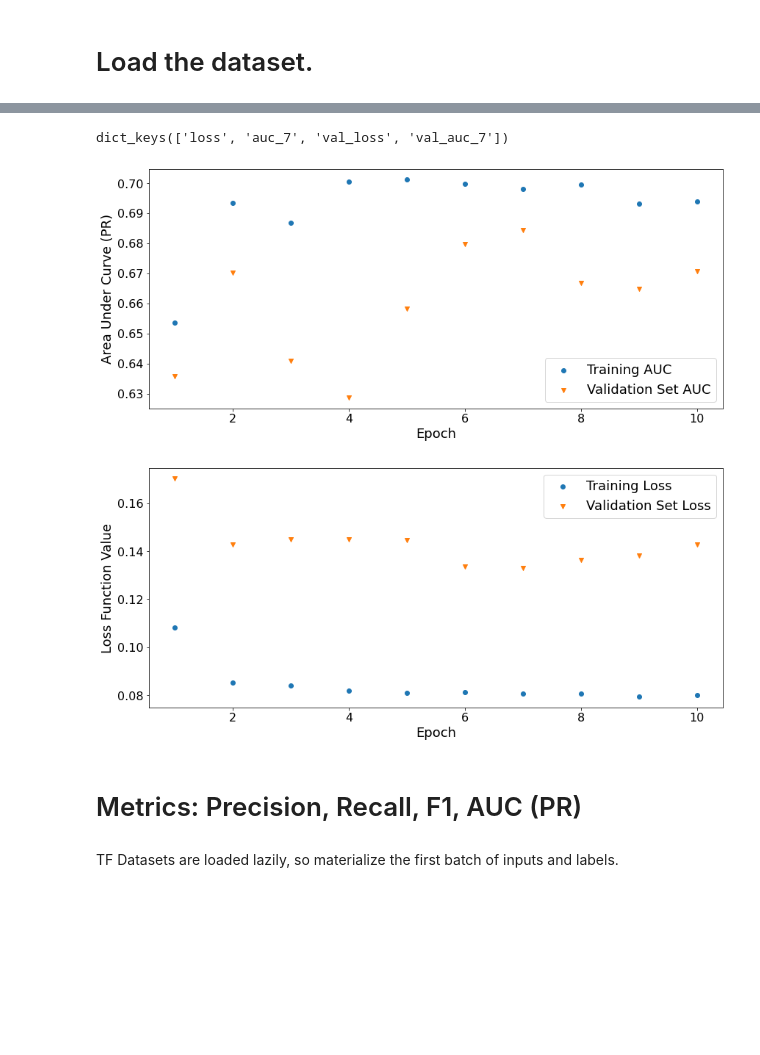
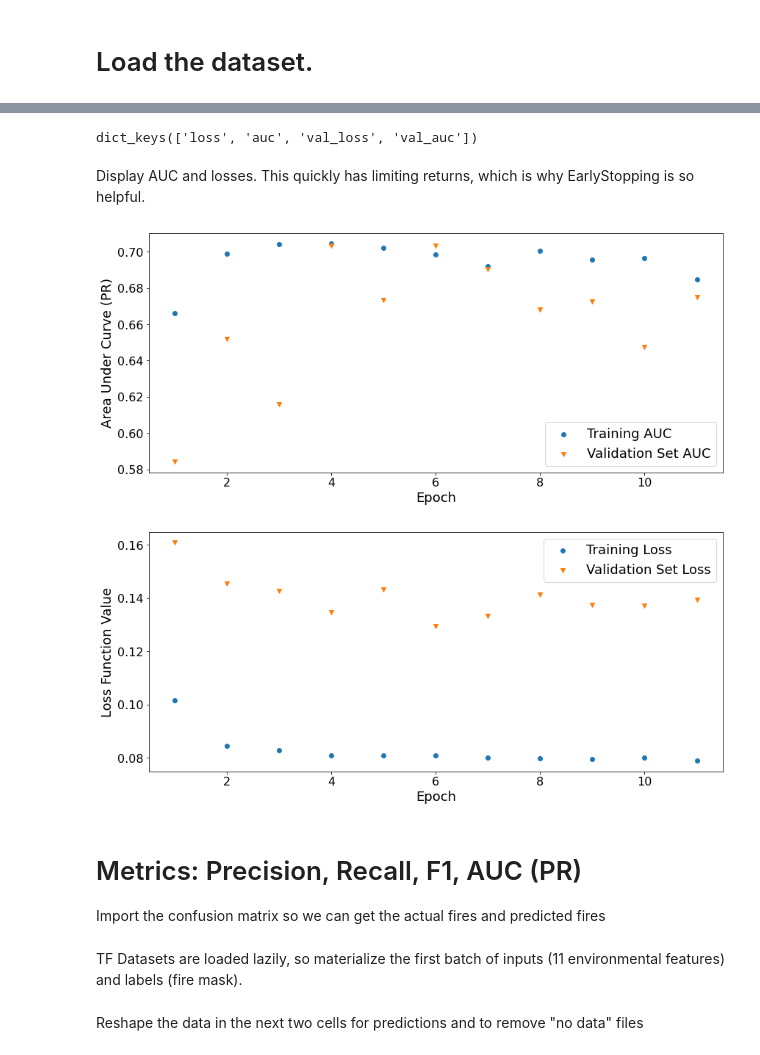
Before and after one commit to dwgb93/TEI_WildfireSpread, a Jupyter notebook: notebooks/UNET_Model.ipynb, the cells around one changed output, grey strips where cells are left out. Saved outputs shown, nothing was run; the diff lists cells and outputs as text; code cells hidden in the pictures; blank space fills up the shorter version.

```diff
--- a/notebooks/UNET_Model.ipynb
+++ b/notebooks/UNET_Model.ipynb
@@ -494,6 +529,6 @@ model.compile(optimizer='adam', loss='binary_crossentropy', metrics = [tf.keras.
 checkpoint = ModelCheckpoint('best_default_model.hdf5', monitor='val_loss', save_best_only=True, save_freq=1)
 
 # stop training if it's overfitting # may need to increase regularization
-early = EarlyStopping(monitor='val_loss', min_delta=0, patience=12, verbose=1, mode='auto')
+early = EarlyStopping(monitor='val_loss', min_delta=0, patience=5, verbose=1, mode='auto')
 CALLBACKS=[checkpoint,early]
 # %% [output]
@@ -547,0 +565,18 @@ InvalidArgumentError: ignored
+# %%
+# train the model on the new data for a few epochs
+print("Model has started training")
+EPOCHS = 25
+
+
+history = model.fit(one_batch, #tf.data.dataset takes full advantage of the data generator above
+          epochs = EPOCHS,
+          validation_data = valset,
+          callbacks = CALLBACKS)
+
+# If the above code doesn't run, get a batch of inputs and labels, then run the below code:
+# inputs, labels, weights = next(iter(dataset))
+# history = model.fit(inputs, labels,
+#                     sample_weight = sample_weight,
+#                     epochs = EPOCHS,
+#                     batch_size = 64,
+#                     validation_data = (inputs_val, labels_val))
@@ -553,54 +608,62 @@ WARNING:absl:Found untraced functions such as _jit_compiled_convolution_op, _jit
 history_dict = history.history
 print(history_dict.keys())
 # %% [output]
-dict_keys(['loss', 'auc_7', 'val_loss', 'val_auc_7'])
+dict_keys(['loss', 'auc', 'val_loss', 'val_auc'])
+# %% [markdown]
+Display AUC and losses. This quickly has limiting returns, which is why EarlyStopping is so helpful.
 # %%
+length = len(history_dict['loss'])+1
+
 plt.figure(figsize = (14,6))
 
-plt.scatter(range(1,EPOCHS+1), history_dict['auc'], label = "Training AUC")
-plt.scatter(range(1,EPOCHS+1), history_dict['val_auc'], marker='v', label = "Validation Set AUC")
+plt.scatter(range(1,length), history_dict['auc'], label = "Training AUC")
+plt.scatter(range(1,length), history_dict['val_auc'], marker='v', label = "Validation Set AUC")
 
 plt.xlabel("Epoch", fontsize=18)
 plt.ylabel("Area Under Curve (PR)", fontsize=18)
 
 plt.xticks(fontsize=16)
 plt.yticks(fontsize=16)
 
 plt.legend(fontsize=18)
 
 plt.show()
 
 
 plt.figure(figsize = (14,6))
 
-plt.scatter(range(1,EPOCHS+1), history_dict['loss'], label = "Training Loss")
-plt.scatter(range(1,EPOCHS+1), history_dict['val_loss'], marker='v', label = "Validation Set Loss")
+plt.scatter(range(1,length), history_dict['loss'], label = "Training Loss")
+plt.scatter(range(1,length), history_dict['val_loss'], marker='v', label = "Validation Set Loss")
 
 plt.xlabel("Epoch", fontsize=18)
 plt.ylabel("Loss Function Value", fontsize=18)
 
 plt.xticks(fontsize=16)
 plt.yticks(fontsize=16)
 
 plt.legend(fontsize=18)
 
 plt.show()
 # %% [output]
-[figure, old version]
+[figure, new version]
-[figure, old version]
+[figure, new version]
 # %% [markdown]
 # Metrics: Precision, Recall, F1, AUC (PR)
+
+Import the confusion matrix so we can get the actual fires and predicted fires
 # %%
 ## now we can import the confusion matrix
 from sklearn.metrics import confusion_matrix
 # %% [markdown]
-TF Datasets are loaded lazily, so materialize the first batch of inputs and labels.
+TF Datasets are loaded lazily, so materialize the first batch of inputs (11 environmental features) and labels (fire mask).
 # %%
 inputs, labels, weights = next(iter(dataset))
 
 inputs_val, labels_val, _ = next(iter(valset))
 
 inputs_test, labels_test, _ = next(iter(testset))
+# %% [markdown]
+Reshape the data in the next two cells for predictions and to remove "no data" files
 # %%
 X = inputs
 y = tf.reshape(labels, [-1]).numpy() #len(labels)*32*32
```
Also changed, not shown: parts of 42 cells of this notebook.
